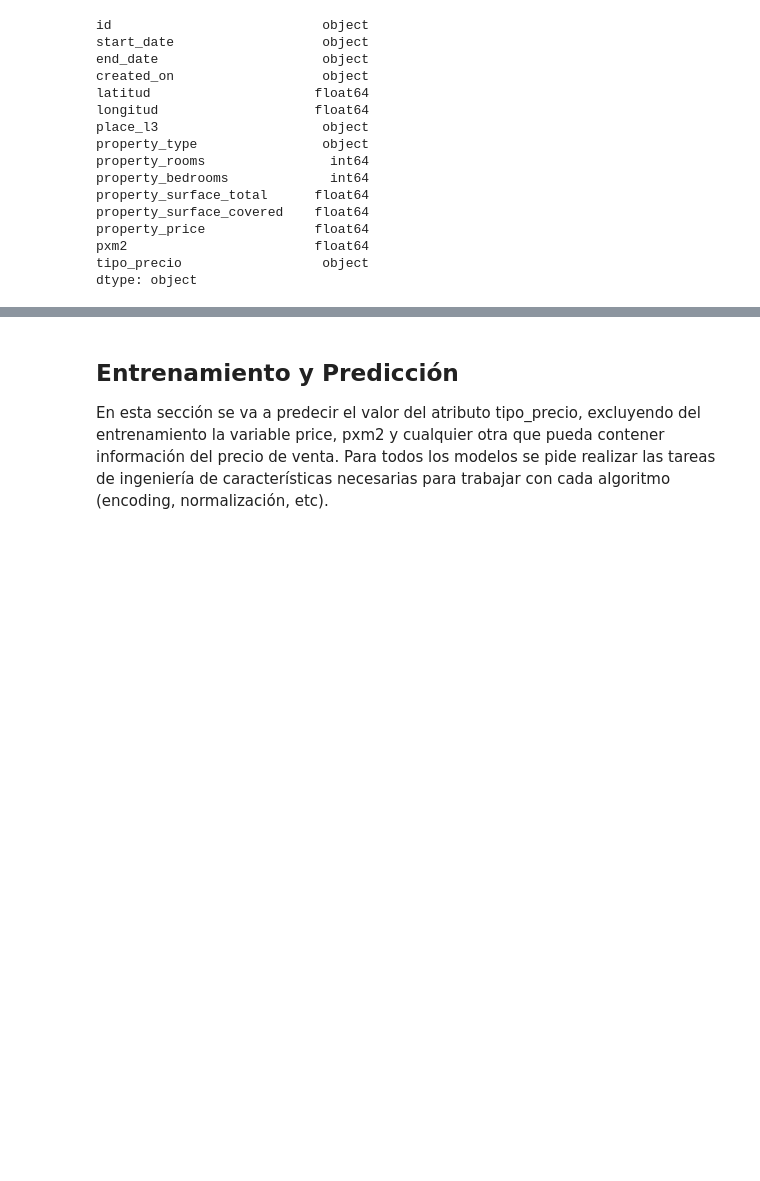
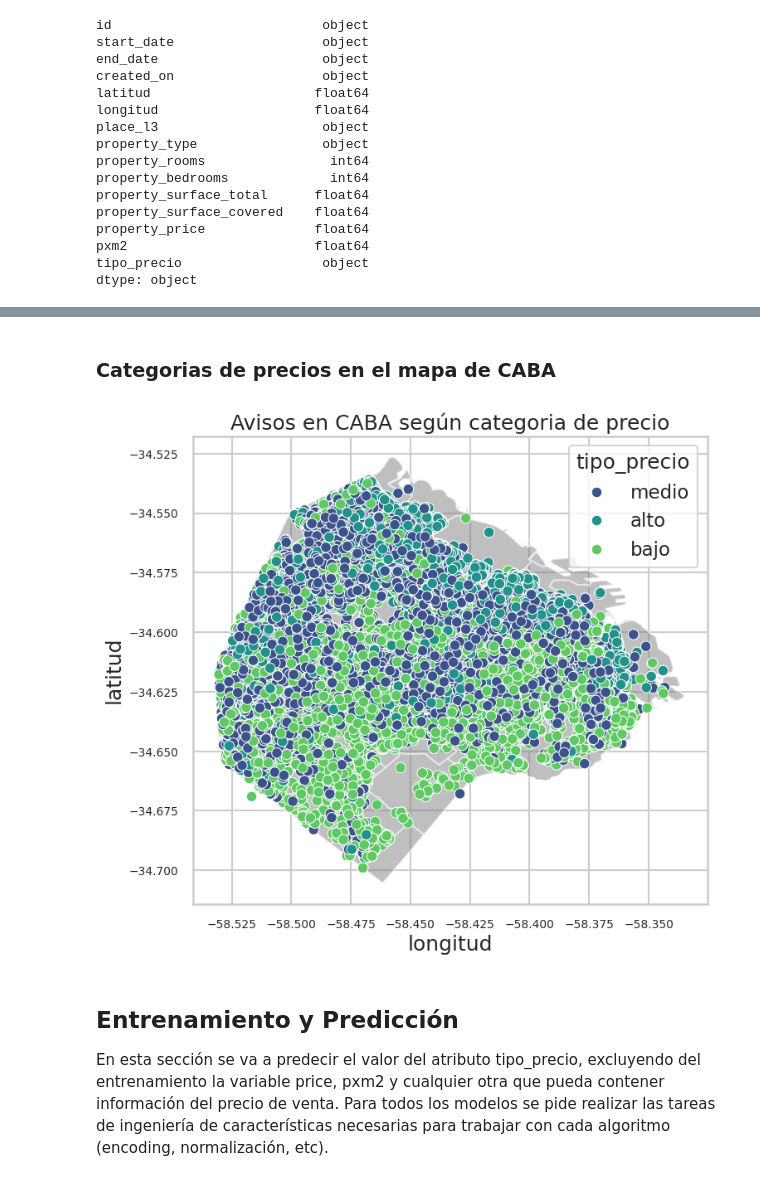
Before and after one commit to kikiymini/7506R-1C2024-GRUPO02, a Jupyter notebook: 7506R_TP1_GRUPO02_ENTREGA_N3.ipynb, the cells around one changed output, grey strips where cells are left out. Cells and saved outputs as stored; diff of their text form; code cells hidden in the pictures; blank space fills up the shorter version.

```diff
--- a/7506R_TP1_GRUPO02_ENTREGA_N3.ipynb
+++ b/7506R_TP1_GRUPO02_ENTREGA_N3.ipynb
@@ -47,7 +49,9 @@ train_file = drive_path + '/Dataset/ds_train.csv'
 test_file = drive_path + '/Dataset/ds_test.csv'
 ds_cluster_train_file = drive_path + '/Dataset/ds_cluster_train.csv'
 ds_cluster_3_file = drive_path + '/Dataset/ds_cluster_3_groups.csv'
+barrios_file = drive_path + '/Dataset/barrios.csv'
 
+ds_barrios = pd.read_csv(barrios_file, header=0,sep=';')
 ds_train = pd.read_csv(train_file)
 ds_test = pd.read_csv(test_file)
 ds_cluster_train = pd.read_csv(ds_cluster_train_file)
@@ -228,3 +264,26 @@ dtype: object
+# %% [markdown]
+### Categorias de precios en el mapa de CABA
+# %%
+# setup GDF
+ds_barrios['geometry'] = gpd.GeoSeries.from_wkt(ds_barrios['WKT'])
+gdf_barrios = gpd.GeoDataFrame(ds_barrios, geometry='geometry')
+
+fig, ax = plt.subplots(figsize=(8, 8))
+
+# Graficar los límites de los barrios de CABA
+gdf_barrios.plot(ax=ax, color='grey', alpha = 0.5)
+
+# Graficar los puntos coloreados por cluster
+sns.scatterplot(ax=ax, data=ds_target, x='longitud', y='latitud', hue='tipo_precio', palette='viridis')
+
+plt.xticks(fontsize=10)
+plt.yticks(fontsize=10)
+
+# Configurar título y etiquetas de los ejes
+ax.set(title='Avisos en CABA según categoria de precio')
+plt.show()
+# %% [output]
+[figure, added]
 # %% [markdown]
 ## Entrenamiento y Predicción
 
```
Also changed, not shown: parts of 5 cells of this notebook.
